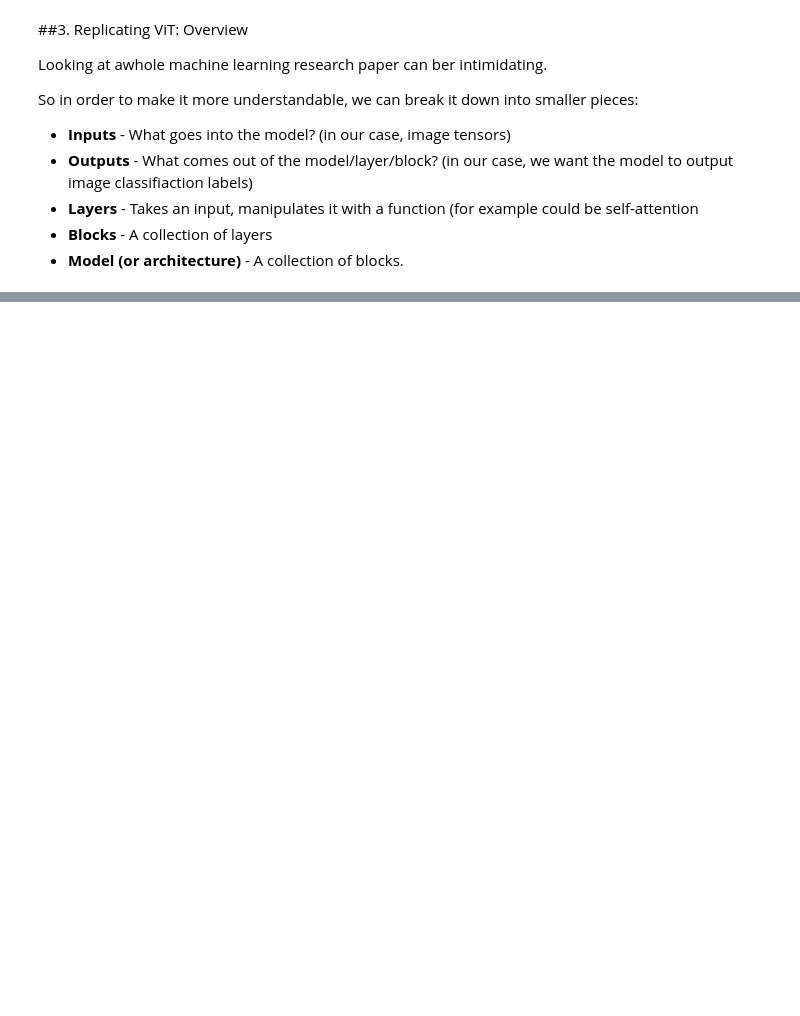
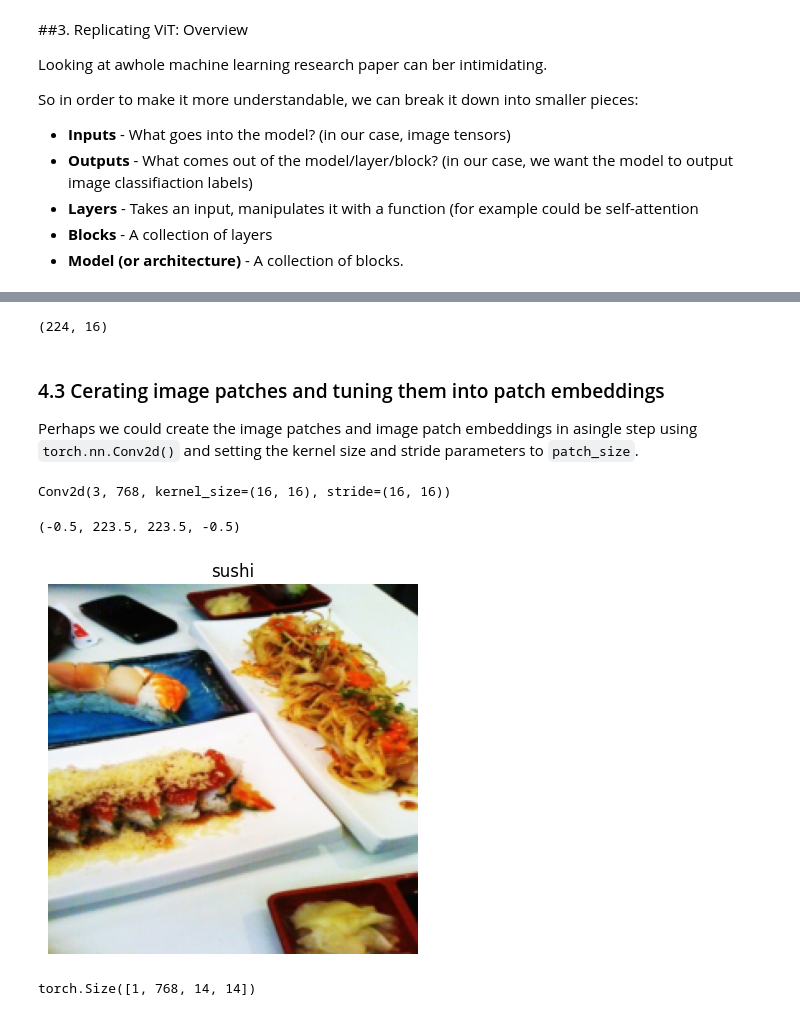
Before and after one commit to gil612/PyTorch, a Jupyter notebook: 08_pytorch_paper_replicating.ipynb, the cells around one changed output, grey strips where cells are left out. Drawn from its saved outputs; the diff is of its cells as text; code cells hidden in the pictures; blank space fills up the shorter version.

```diff
--- a/08_pytorch_paper_replicating.ipynb
+++ b/08_pytorch_paper_replicating.ipynb
@@ -245,0 +334,4 @@ So in order to make it more understandable, we can break it down into smaller pi
+# %%
+img_size, patch_size
+# %% [output]
+(224, 16)
@@ -245,0 +400,35 @@ So in order to make it more understandable, we can break it down into smaller pi
+# %% [markdown]
+### 4.3 Cerating image patches and tuning them into patch embeddings
+
+Perhaps we could create the image patches and image patch embeddings in asingle step using `torch.nn.Conv2d()` and setting the kernel size and stride parameters to `patch_size`.
+# %%
+# Create conv2D layer to turn image into patches of learnable feature maps (embeddings)
+from torch import nn
+
+# Set the patch size
+patch_size = 16
+
+# Create a conv2d layer with hyperparameters from the ViT paper
+conv2d = nn.Conv2d(in_channels=3, # for color images
+                      out_channels=768, # D size from Table 1 for ViT base to begin with
+                      kernel_size=patch_size,
+                      stride=patch_size,
+                      padding=0)
+
+conv2d
+# %% [output]
+Conv2d(3, 768, kernel_size=(16, 16), stride=(16, 16))
+# %%
+# View single image
+plt.imshow(image.permute(1,2,0))
+plt.title(class_names[label])
+plt.axis(False)
+# %% [output]
+(-0.5, 223.5, 223.5, -0.5)
+[figure, added]
+# %%
+# Pass the image through the convolutional layer
+image_out_of_conv = conv2d(image.unsqueeze(0)) # add batch dimension -> (batch_size, color_channels_ height, width)
+print(image_out_of_conv.shape)
+# %% [output]
+torch.Size([1, 768, 14, 14])
```
Also changed, not shown: parts of 76 cells of this notebook.
